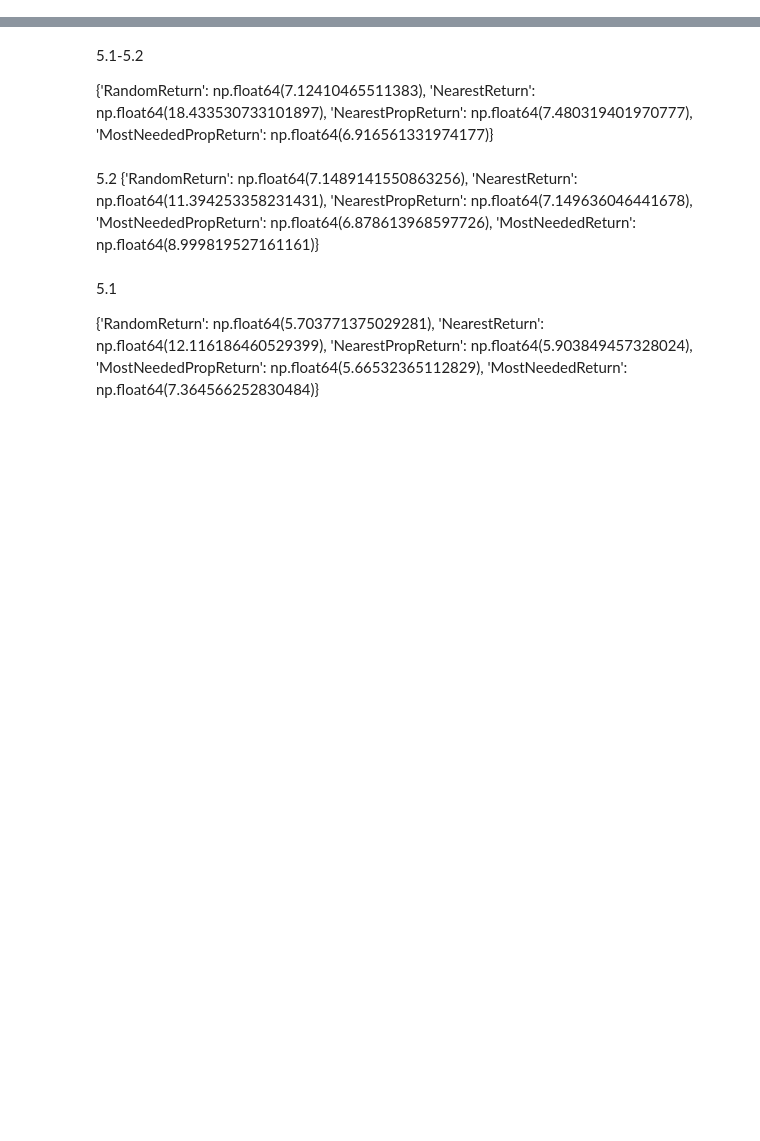
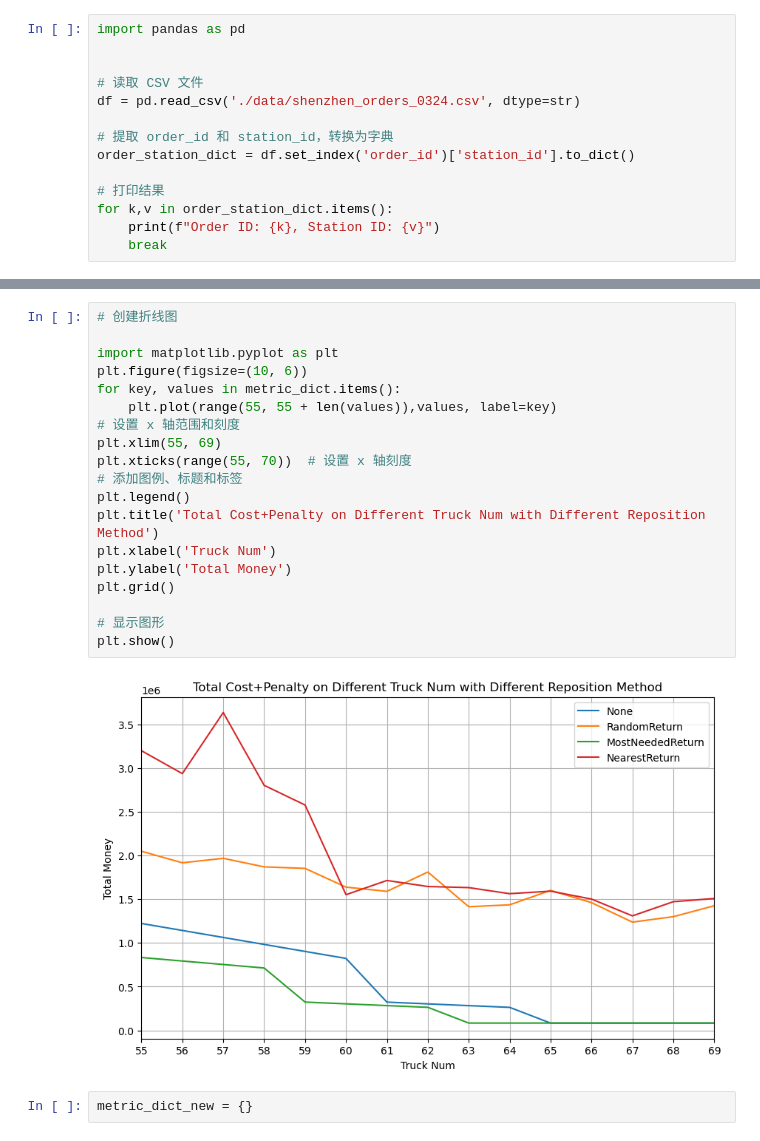
Before and after one commit to Necthus/TruckSchedule, a Jupyter notebook: simple_baseline.ipynb, the cells around one changed output, grey strips where cells are left out. Cells and saved outputs as stored; diff of their text form; blank space fills up the shorter version.

```diff
--- a/simple_baseline.ipynb
+++ b/simple_baseline.ipynb
@@ -161,0 +1,14 @@ MostNeededReturn
+# %%
+import pandas as pd
+
+
+# 读取 CSV 文件
+df = pd.read_csv('./data/shenzhen_orders_0324.csv', dtype=str)
+
+# 提取 order_id 和 station_id，转换为字典
+order_station_dict = df.set_index('order_id')['station_id'].to_dict()
+
+# 打印结果
+for k,v in order_station_dict.items():
+    print(f"Order ID: {k}, Station ID: {v}")
+    break
@@ -178,22 +241,23 @@ metric_dict
-# %% [markdown]
-5.1-5.2
-
-{'RandomReturn': np.float64(7.12410465511383),
- 'NearestReturn': np.float64(18.433530733101897),
- 'NearestPropReturn': np.float64(7.480319401970777),
- 'MostNeededPropReturn': np.float64(6.916561331974177)}
-# %% [markdown]
-5.2
-{'RandomReturn': np.float64(7.1489141550863256),
- 'NearestReturn': np.float64(11.394253358231431),
- 'NearestPropReturn': np.float64(7.149636046441678),
- 'MostNeededPropReturn': np.float64(6.878613968597726),
- 'MostNeededReturn': np.float64(8.999819527161161)}
-# %% [markdown]
-5.1
-
-{'RandomReturn': np.float64(5.703771375029281),
- 'NearestReturn': np.float64(12.116186460529399),
- 'NearestPropReturn': np.float64(5.903849457328024),
- 'MostNeededPropReturn': np.float64(5.66532365112829),
- 'MostNeededReturn': np.float64(7.364566252830484)}
+# %%
+# 创建折线图
+
+import matplotlib.pyplot as plt
+plt.figure(figsize=(10, 6))
+for key, values in metric_dict.items():
+    plt.plot(range(55, 55 + len(values)),values, label=key)
+# 设置 x 轴范围和刻度
+plt.xlim(55, 69)
+plt.xticks(range(55, 70))  # 设置 x 轴刻度
+# 添加图例、标题和标签
+plt.legend()
+plt.title('Total Cost+Penalty on Different Truck Num with Different Reposition Method')
+plt.xlabel('Truck Num')
+plt.ylabel('Total Money')
+plt.grid()
+
+# 显示图形
+plt.show()
+# %% [output]
+[figure, added]
+# %%
+metric_dict_new = {}
```
Also changed, not shown: parts of 17 cells of this notebook, 17 other files.
